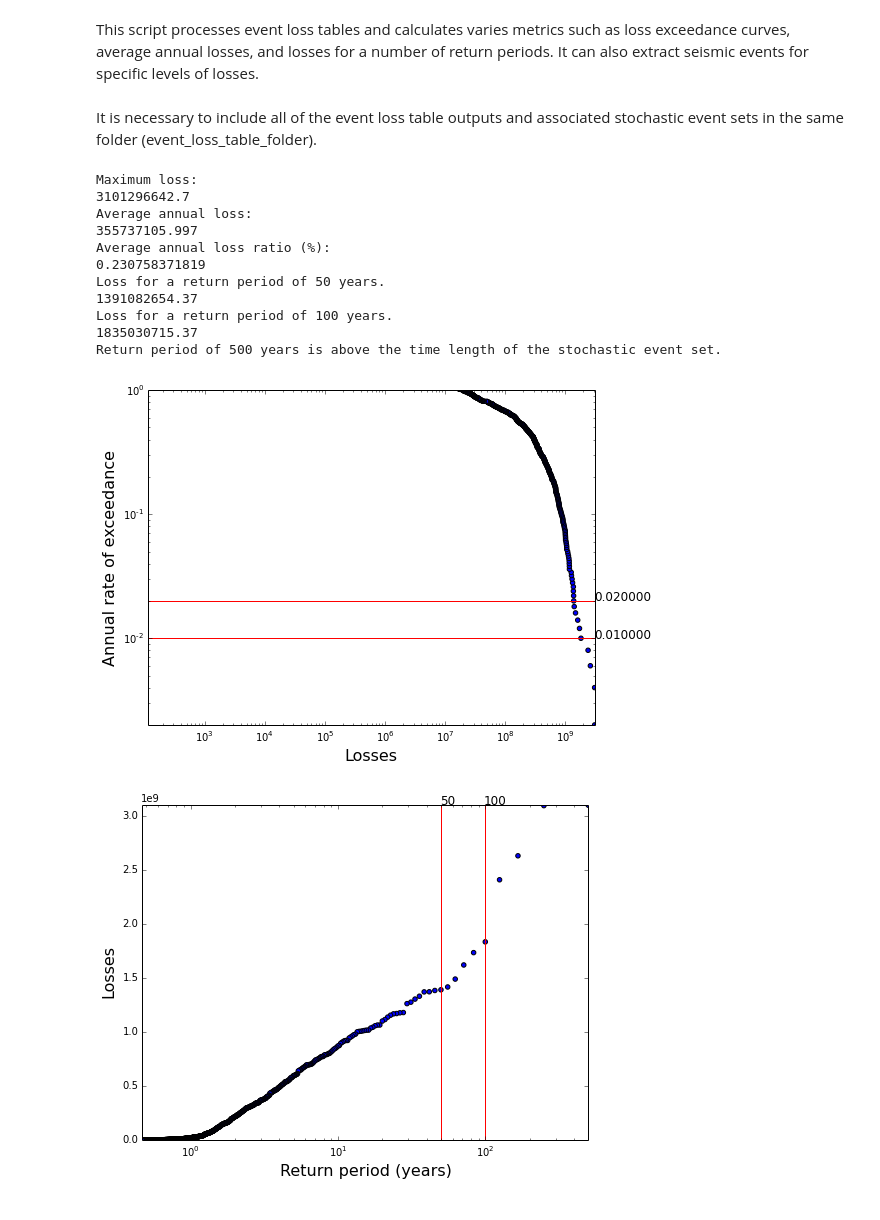
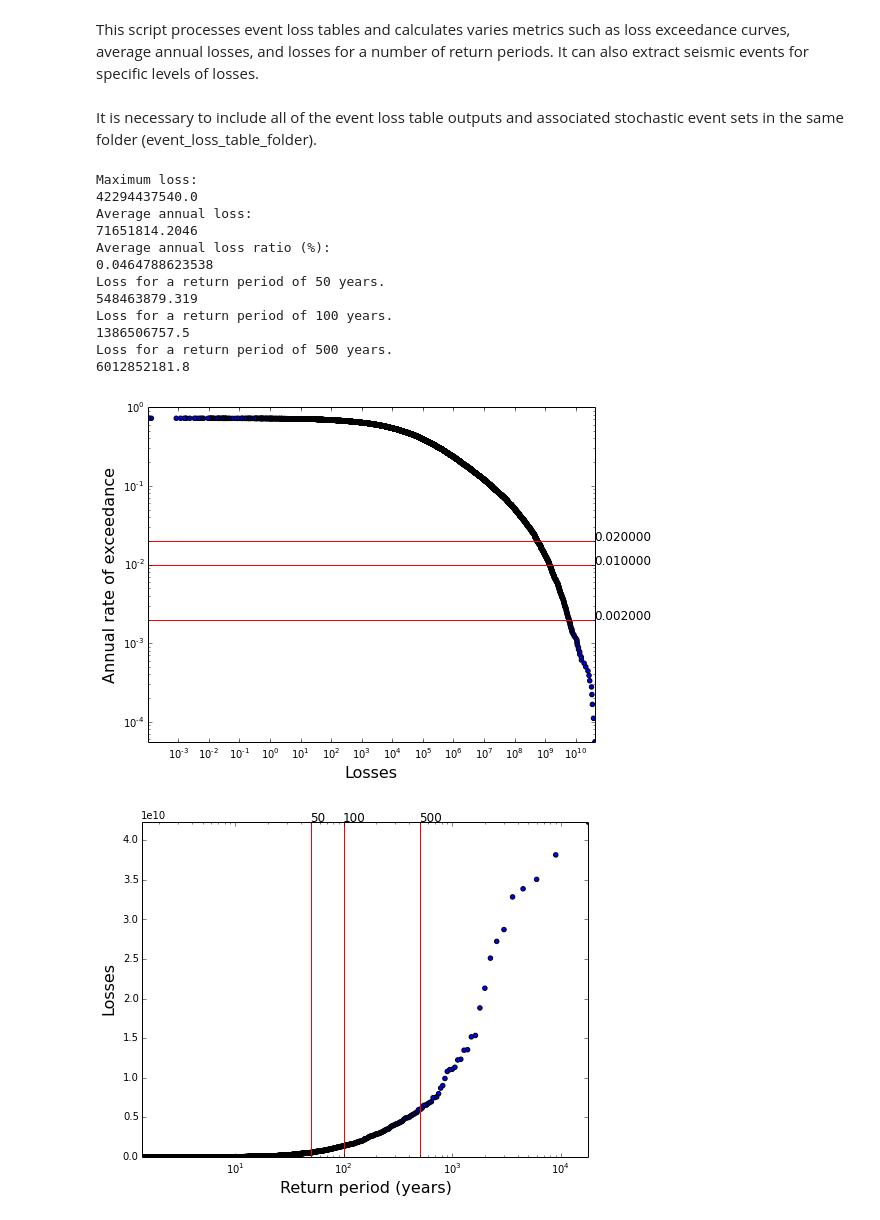
Before and after one commit to ccasotto/RMTK-backup, a Jupyter notebook: rmtk/risk/event_loss_tables/loss_modelling.ipynb, the cells around one changed output. Cells and saved outputs as stored; diff of their text form; code cells hidden in the pictures.

```diff
--- a/rmtk/risk/event_loss_tables/loss_modelling.ipynb
+++ b/rmtk/risk/event_loss_tables/loss_modelling.ipynb
@@ -8,26 +8,27 @@ It is necessary to include all of the event loss table outputs and associated st
 # %%
 from loss_modelling import lossModelling
 
-event_loss_table_folder = 'Nepal'
+event_loss_table_folder = 'ELT_Lisbon'
 save_elt_csv = False
 save_ses_csv = False
 total_cost = 1.5416E+11
 return_periods = [50,100,500]
 
 lossModelling(event_loss_table_folder,save_ses_csv,save_elt_csv,total_cost,return_periods)
 # %% [output]
 Maximum loss:
-3101296642.7
+42294437540.0
 Average annual loss:
-355737105.997
+71651814.2046
 Average annual loss ratio (%):
-0.230758371819
+0.0464788623538
 Loss for a return period of 50 years.
-1391082654.37
+548463879.319
 Loss for a return period of 100 years.
-1835030715.37
-Return period of 500 years is above the time length of the stochastic event set.
+1386506757.5
+Loss for a return period of 500 years.
+6012852181.8
-[figure, old version]
+[figure, new version]
-[figure, old version]
+[figure, new version]
 # %%
 from loss_modelling import selectRuptures
```
Also changed, not shown: parts of 1 cell of this notebook, 8 other files.
